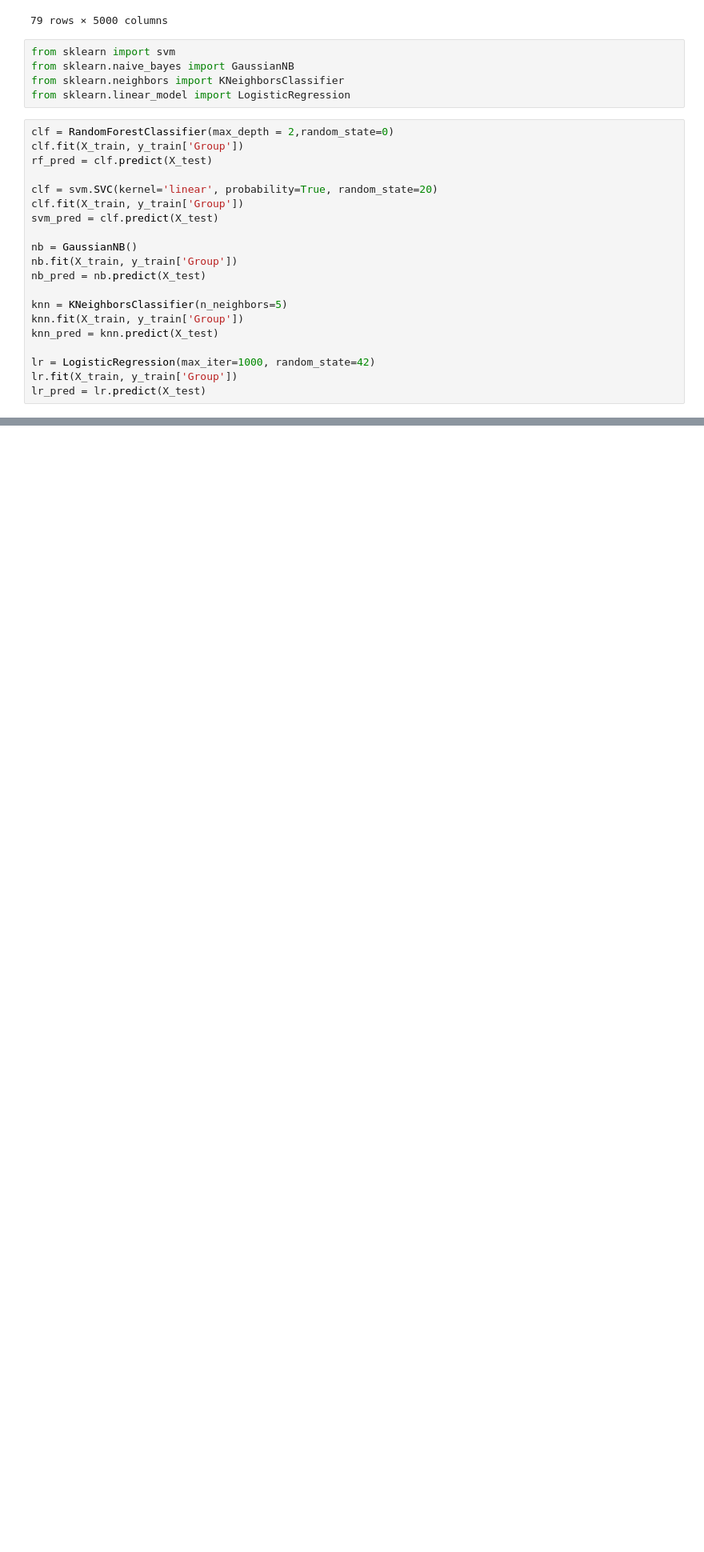
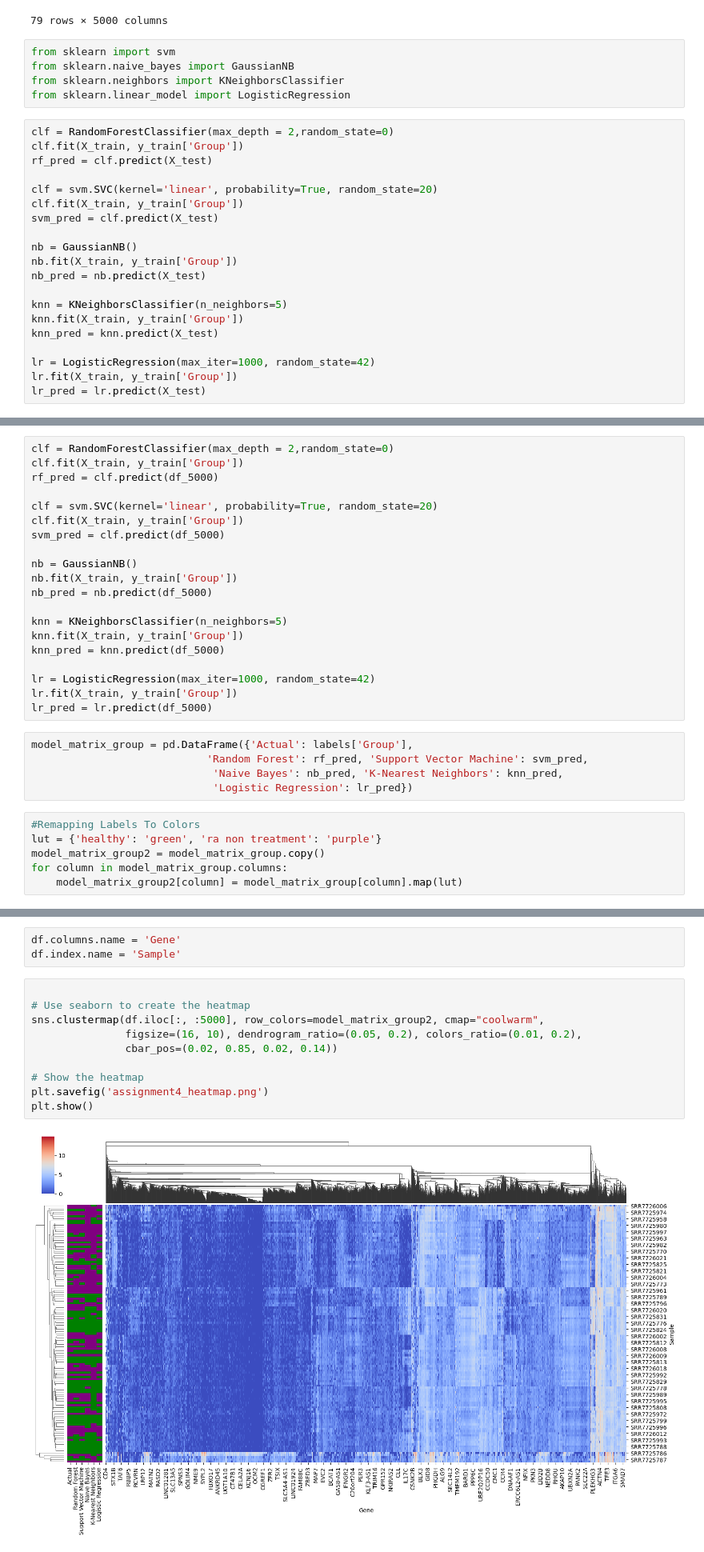
Before and after one commit to marielledoenges/BioInfoAlg_RheumArth, a Jupyter notebook: Bill/assignment4.ipynb, the cells around one changed output, grey strips where cells are left out. Shown at 80% size. Cells and saved outputs as stored; diff of their text form; blank space fills up the shorter version.

Commit message:
Added Heatmap

```diff
--- a/Bill/assignment4.ipynb
+++ b/Bill/assignment4.ipynb
@@ -416,0 +837,31 @@ lr_pred = lr.predict(X_test)
+# %%
+clf = RandomForestClassifier(max_depth = 2,random_state=0)
+clf.fit(X_train, y_train['Group'])
+rf_pred = clf.predict(df_5000)
+
+clf = svm.SVC(kernel='linear', probability=True, random_state=20)
+clf.fit(X_train, y_train['Group'])
+svm_pred = clf.predict(df_5000)
+
+nb = GaussianNB()
+nb.fit(X_train, y_train['Group'])
+nb_pred = nb.predict(df_5000)
+
+knn = KNeighborsClassifier(n_neighbors=5)
+knn.fit(X_train, y_train['Group'])
+knn_pred = knn.predict(df_5000)
+
+lr = LogisticRegression(max_iter=1000, random_state=42)
+lr.fit(X_train, y_train['Group'])
+lr_pred = lr.predict(df_5000)
+# %%
+model_matrix_group = pd.DataFrame({'Actual': labels['Group'],
+                            'Random Forest': rf_pred, 'Support Vector Machine': svm_pred,
+                             'Naive Bayes': nb_pred, 'K-Nearest Neighbors': knn_pred,
+                             'Logistic Regression': lr_pred})
+# %%
+#Remapping Labels To Colors
+lut = {'healthy': 'green', 'ra non treatment': 'purple'}
+model_matrix_group2 = model_matrix_group.copy()
+for column in model_matrix_group.columns:
+    model_matrix_group2[column] = model_matrix_group[column].map(lut)
@@ -416,0 +887,15 @@ lr_pred = lr.predict(X_test)
+# %%
+df.columns.name = 'Gene'
+df.index.name = 'Sample'
+# %%
+
+# Use seaborn to create the heatmap
+sns.clustermap(df.iloc[:, :5000], row_colors=model_matrix_group2, cmap="coolwarm",
+               figsize=(16, 10), dendrogram_ratio=(0.05, 0.2), colors_ratio=(0.01, 0.2),
+               cbar_pos=(0.02, 0.85, 0.02, 0.14))
+
+# Show the heatmap
+plt.savefig('assignment4_heatmap.png')
+plt.show()
+# %% [output]
+[figure, added]
```
Also changed, not shown: parts of 18 cells of this notebook, 2 other files.
